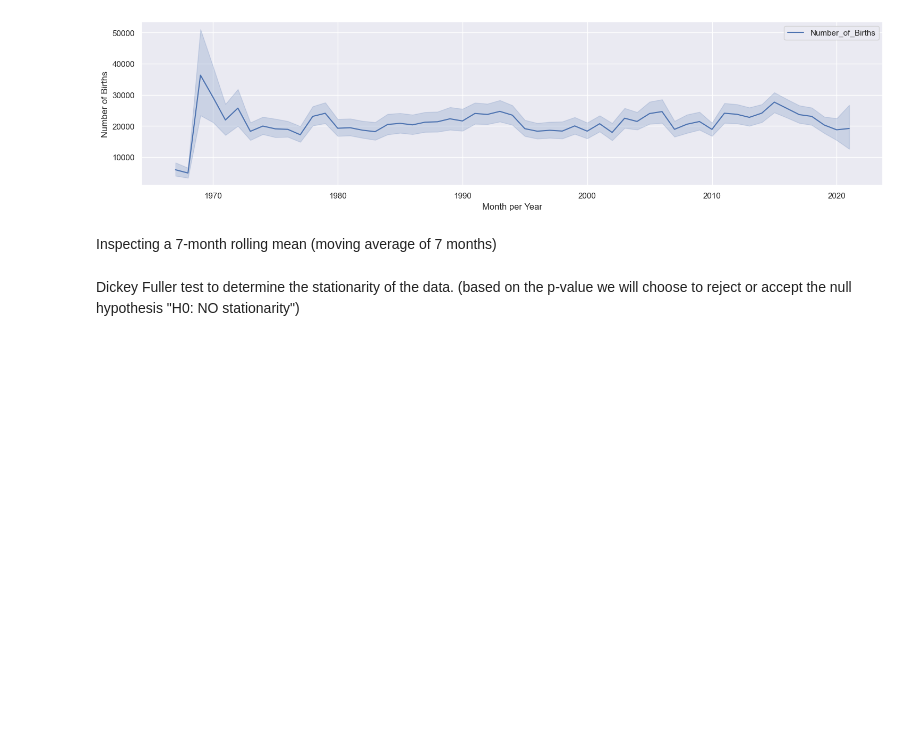
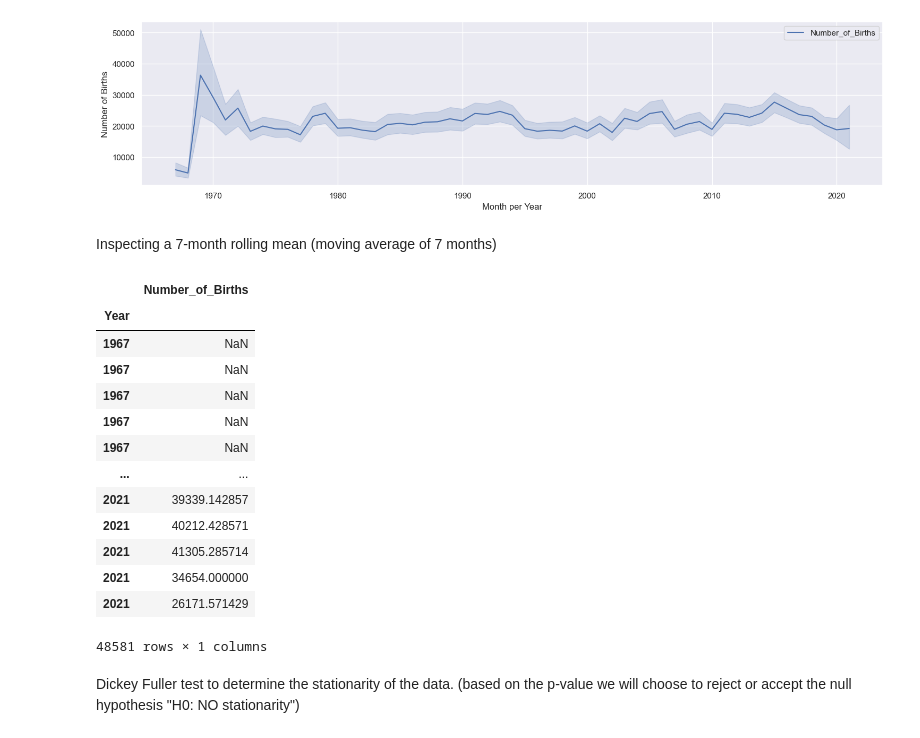
Before and after one commit to worldteacher-global/MA641_TIMESERIES_GROUPPROJECT, a Jupyter notebook: TS_.ipynb, the cells around one changed output. Drawn from its saved outputs; the diff is of its cells as text; code cells hidden in the pictures; blank space fills up the shorter version.

```diff
--- a/TS_.ipynb
+++ b/TS_.ipynb
@@ -217,3 +263,20 @@ ss_df
+# %%
+ss_df.rolling(7).mean()
+# %% [output]
+|  | Number_of_Births |
+| Year |  |
+| 1967 | NaN |
+| 1967 | NaN |
+| 1967 | NaN |
+| 1967 | NaN |
+| 1967 | NaN |
+| ... | ... |
+| 2021 | 39339.142857 |
+| 2021 | 40212.428571 |
+| 2021 | 41305.285714 |
+| 2021 | 34654.000000 |
+| 2021 | 26171.571429 |
+48581 rows × 1 columns
 # %% [markdown]
 Dickey Fuller test to determine the stationarity of the data. (based on the p-value we will choose to reject or accept the null hypothesis "H0: NO stationarity")
 # %% [markdown]
```
Also changed, not shown: parts of 8 cells of this notebook.
